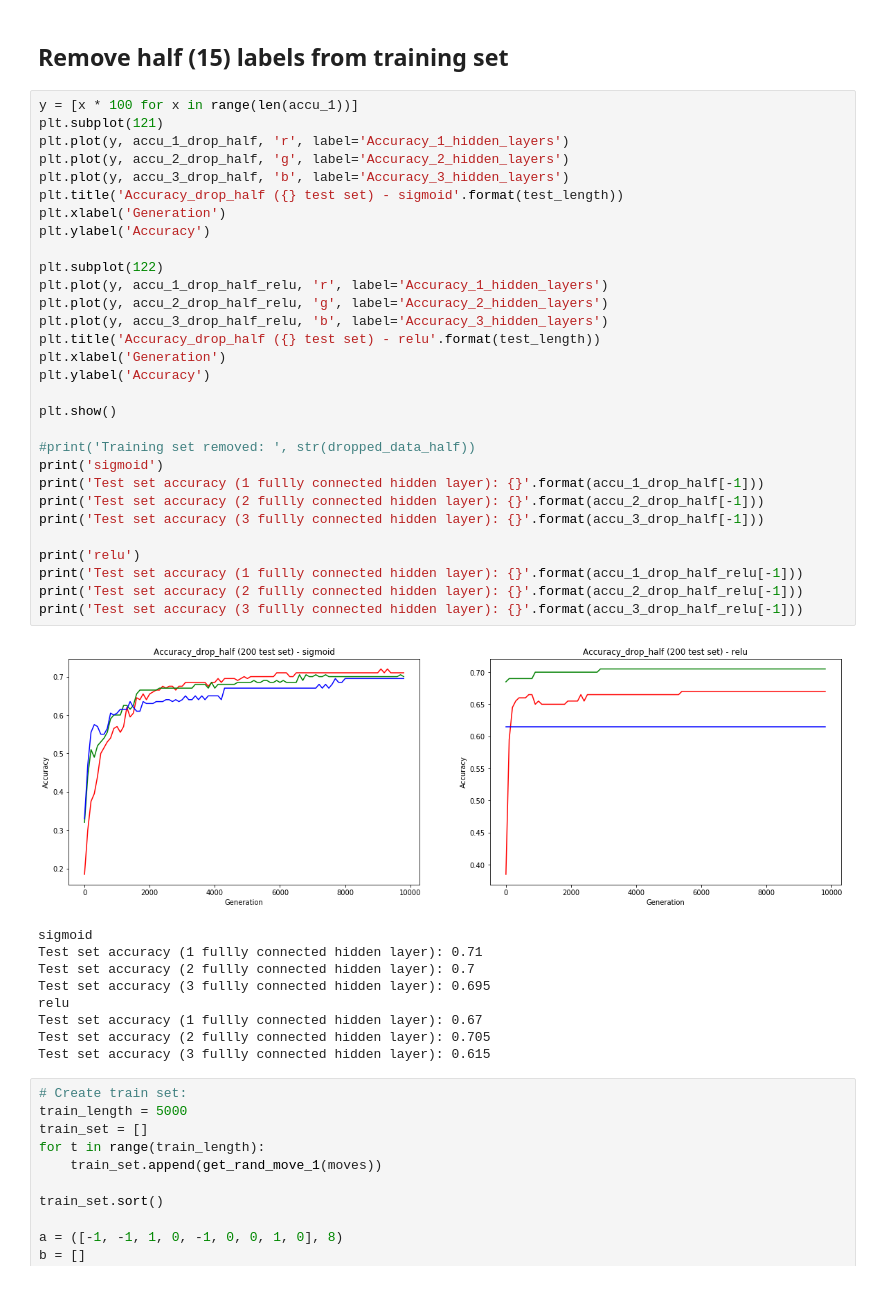
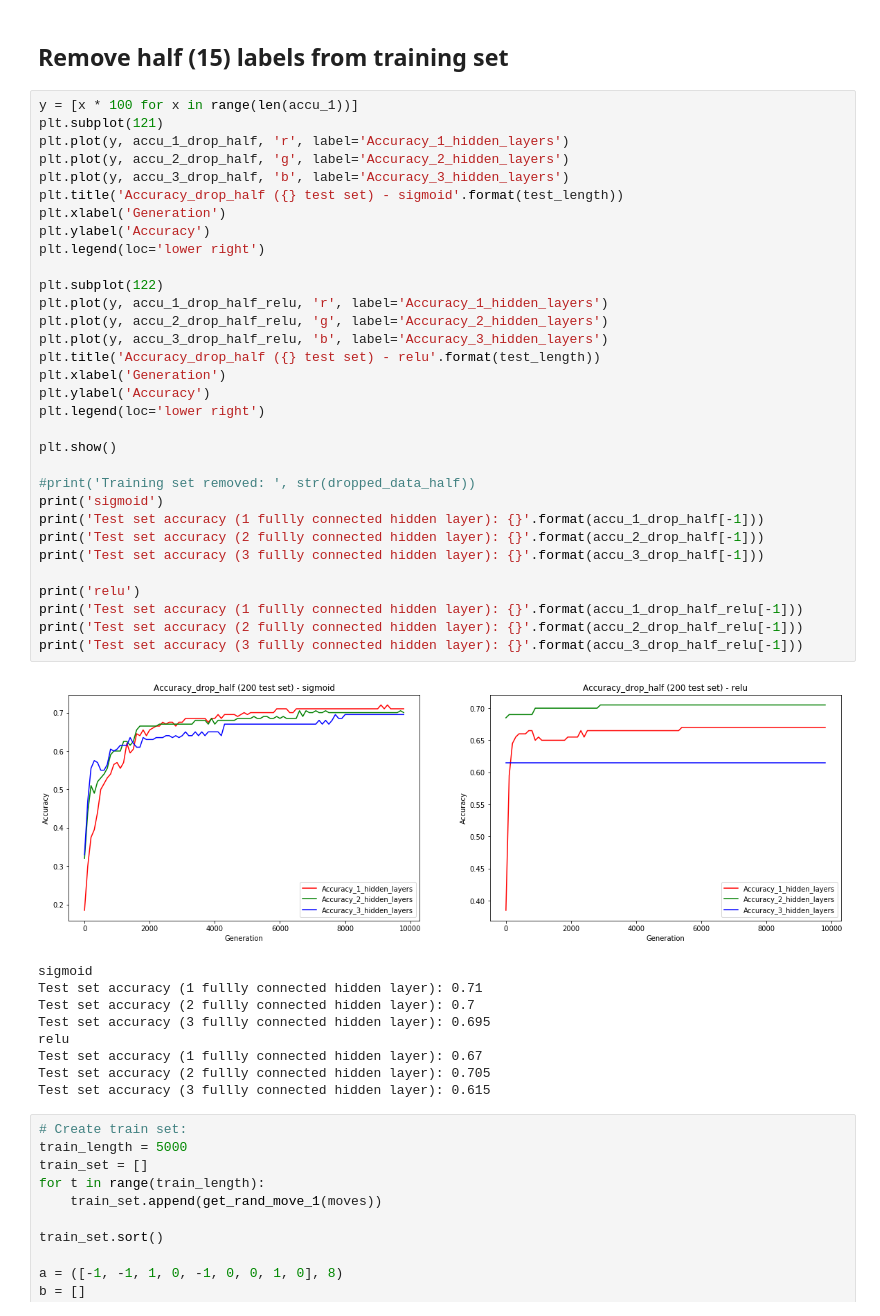
Before and after one commit to jerryzhu1/ProjectX, a Jupyter notebook: Learn tic tac toe with NN.ipynb, the cells around one changed output. Drawn from its saved outputs; the diff is of its cells as text.

```diff
--- a/Learn tic tac toe with NN.ipynb
+++ b/Learn tic tac toe with NN.ipynb
@@ -466,34 +471,36 @@ plt.show()
 y = [x * 100 for x in range(len(accu_1))]
 plt.subplot(121)
 plt.plot(y, accu_1_drop_half, 'r', label='Accuracy_1_hidden_layers')
 plt.plot(y, accu_2_drop_half, 'g', label='Accuracy_2_hidden_layers')
 plt.plot(y, accu_3_drop_half, 'b', label='Accuracy_3_hidden_layers')
 plt.title('Accuracy_drop_half ({} test set) - sigmoid'.format(test_length))
 plt.xlabel('Generation')
 plt.ylabel('Accuracy')
+plt.legend(loc='lower right')
 
 plt.subplot(122)
 plt.plot(y, accu_1_drop_half_relu, 'r', label='Accuracy_1_hidden_layers')
 plt.plot(y, accu_2_drop_half_relu, 'g', label='Accuracy_2_hidden_layers')
 plt.plot(y, accu_3_drop_half_relu, 'b', label='Accuracy_3_hidden_layers')
 plt.title('Accuracy_drop_half ({} test set) - relu'.format(test_length))
 plt.xlabel('Generation')
 plt.ylabel('Accuracy')
+plt.legend(loc='lower right')
 
 plt.show()
 
 #print('Training set removed: ', str(dropped_data_half))
 print('sigmoid')
 print('Test set accuracy (1 fullly connected hidden layer): {}'.format(accu_1_drop_half[-1]))
 print('Test set accuracy (2 fullly connected hidden layer): {}'.format(accu_2_drop_half[-1]))
 print('Test set accuracy (3 fullly connected hidden layer): {}'.format(accu_3_drop_half[-1]))
 
 print('relu')
 print('Test set accuracy (1 fullly connected hidden layer): {}'.format(accu_1_drop_half_relu[-1]))
 print('Test set accuracy (2 fullly connected hidden layer): {}'.format(accu_2_drop_half_relu[-1]))
 print('Test set accuracy (3 fullly connected hidden layer): {}'.format(accu_3_drop_half_relu[-1]))
 # %% [output]
-[figure, old version]
+[figure, new version]
 sigmoid
 Test set accuracy (1 fullly connected hidden layer): 0.71
 Test set accuracy (2 fullly connected hidden layer): 0.7
```
Also changed, not shown: parts of 3 cells of this notebook.
